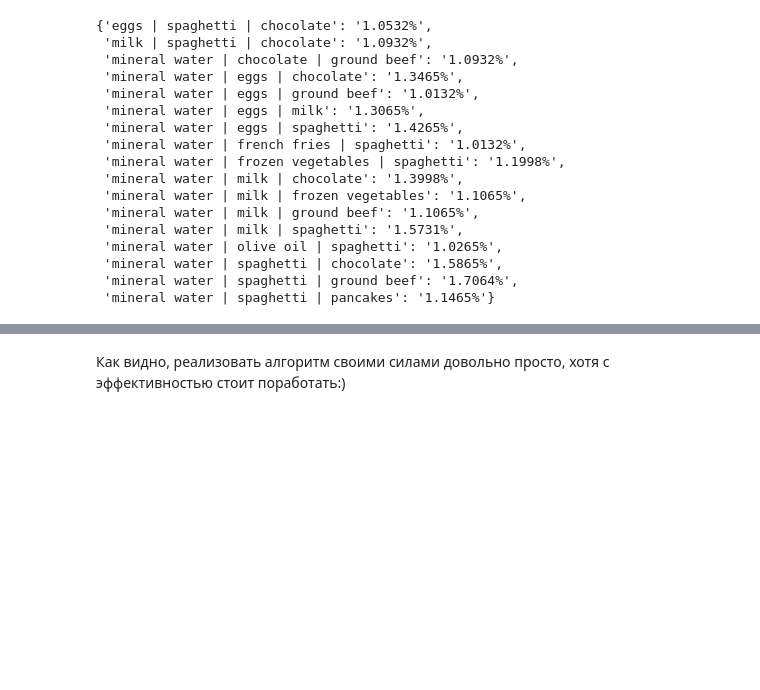
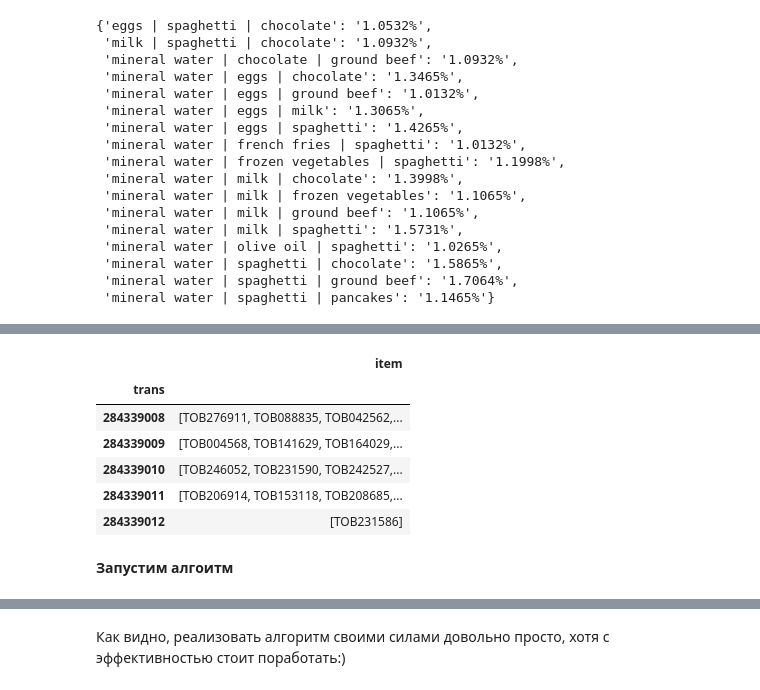
Before and after one commit to bashnick/arules_shared, a Jupyter notebook: Association Rules Learning with Python and R.ipynb, the cells around one changed output, grey strips where cells are left out. Cells and saved outputs as stored; diff of their text form; code cells hidden in the pictures; blank space fills up the shorter version.

```diff
--- a/Association Rules Learning with Python and R.ipynb
+++ b/Association Rules Learning with Python and R.ipynb
@@ -542,0 +560,18 @@ model.transform()
+# %%
+df.trans = pd.to_numeric(df.trans, errors='coerce')
+df.dropna(axis = 0, how = 'all', inplace = True)
+df.trans = df.trans.astype(int)
+# %%
+df = df.groupby('trans').agg(lambda x: x.tolist())
+# %%
+df.head()
+# %% [output]
+|  | item |
+| trans |  |
+| 284339008 | [ТОВ276911, ТОВ088835, ТОВ042562,... |
+| 284339009 | [ТОВ004568, ТОВ141629, ТОВ164029,... |
+| 284339010 | [ТОВ246052, ТОВ231590, ТОВ242527,... |
+| 284339011 | [ТОВ206914, ТОВ153118, ТОВ208685,... |
+| 284339012 | [ТОВ231586] |
+# %% [markdown]
+**Запустим алгоитм**
```
Also changed, not shown: parts of 20 cells of this notebook.
